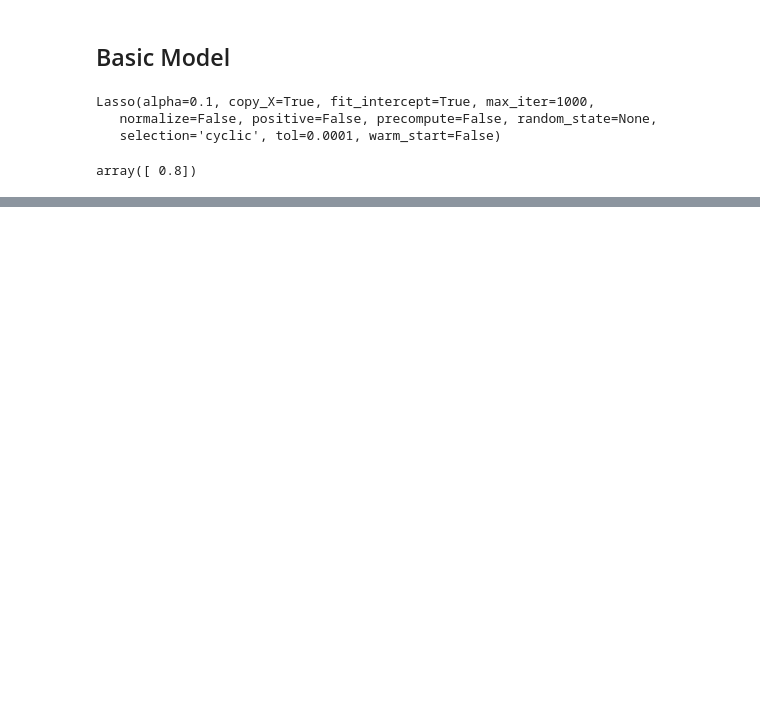
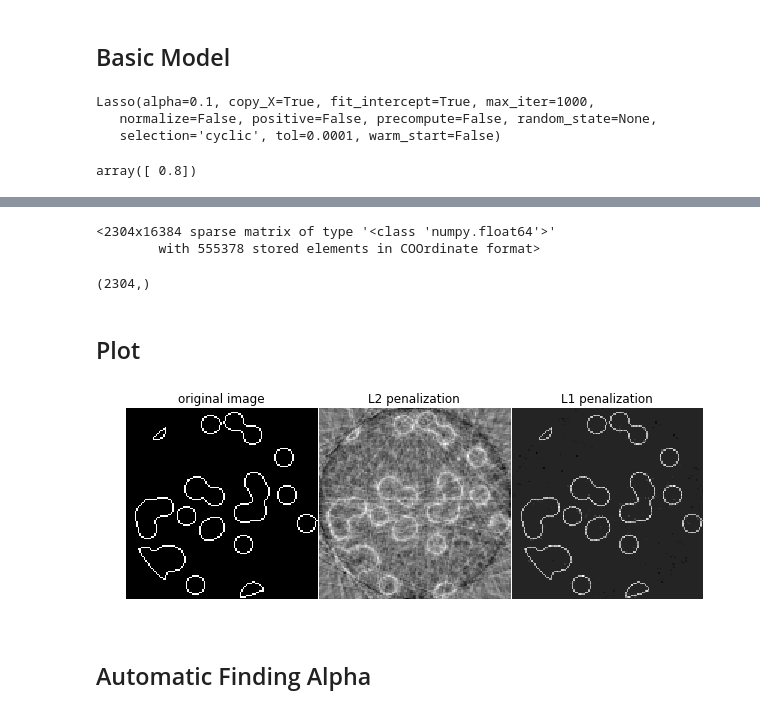
Before and after one commit to xuyannus/MachineLearningUsingScikit, a Jupyter notebook: linear_models/Lasso Regression.ipynb, the cells around one changed output, grey strips where cells are left out. Cells and saved outputs as stored; diff of their text form; code cells hidden in the pictures; blank space fills up the shorter version.

```diff
--- a/linear_models/Lasso Regression.ipynb
+++ b/linear_models/Lasso Regression.ipynb
@@ -16,0 +89,51 @@ array([ 0.8])
+# %%
+# Generate synthetic images, and projections
+l = 128
+proj_operator = build_projection_operator(l, l / 7.)
+data = generate_synthetic_data()
+proj = proj_operator * data.ravel()[:, np.newaxis]
+proj += 0.15 * np.random.randn(*proj.shape)
+
+# Reconstruction with L2 (Ridge) penalization
+rgr_ridge = Ridge(alpha=0.2)
+rgr_ridge.fit(proj_operator, proj.ravel())
+rec_l2 = rgr_ridge.coef_.reshape(l, l)
+
+# Reconstruction with L1 (Lasso) penalization
+# the best value of alpha was determined using cross validation
+# with LassoCV
+rgr_lasso = Lasso(alpha=0.001)
+rgr_lasso.fit(proj_operator, proj.ravel())
+rec_l1 = rgr_lasso.coef_.reshape(l, l)
+# %%
+proj_operator
+# %% [output]
+<2304x16384 sparse matrix of type '<class 'numpy.float64'>'
+        with 555378 stored elements in COOrdinate format>
+# %%
+proj.ravel().shape
+# %% [output]
+(2304,)
+# %% [markdown]
+## Plot
+# %%
+plt.figure(figsize=(8, 3.3))
+plt.subplot(131)
+plt.imshow(data, cmap=plt.cm.gray, interpolation='nearest')
+plt.axis('off')
+plt.title('original image')
+plt.subplot(132)
+plt.imshow(rec_l2, cmap=plt.cm.gray, interpolation='nearest')
+plt.title('L2 penalization')
+plt.axis('off')
+plt.subplot(133)
+plt.imshow(rec_l1, cmap=plt.cm.gray, interpolation='nearest')
+plt.title('L1 penalization')
+plt.axis('off')
+
+plt.subplots_adjust(hspace=0.01, wspace=0.01, top=1, bottom=0, left=0,
+                    right=1)
+# %% [output]
+[figure, added]
+# %% [markdown]
+## Automatic Finding Alpha
```
Also changed, not shown: parts of 6 cells of this notebook, 23 other files.
